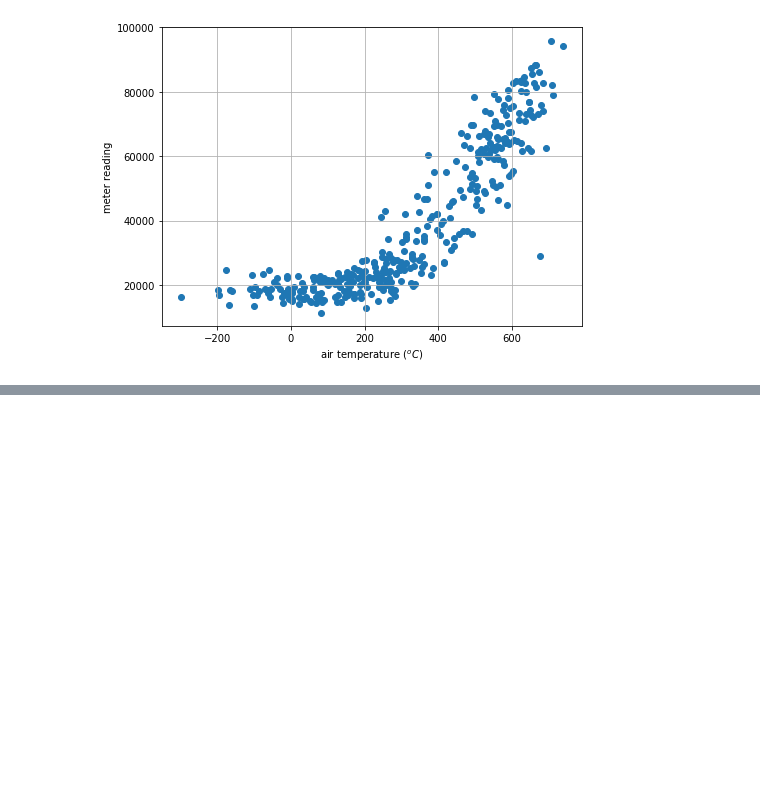
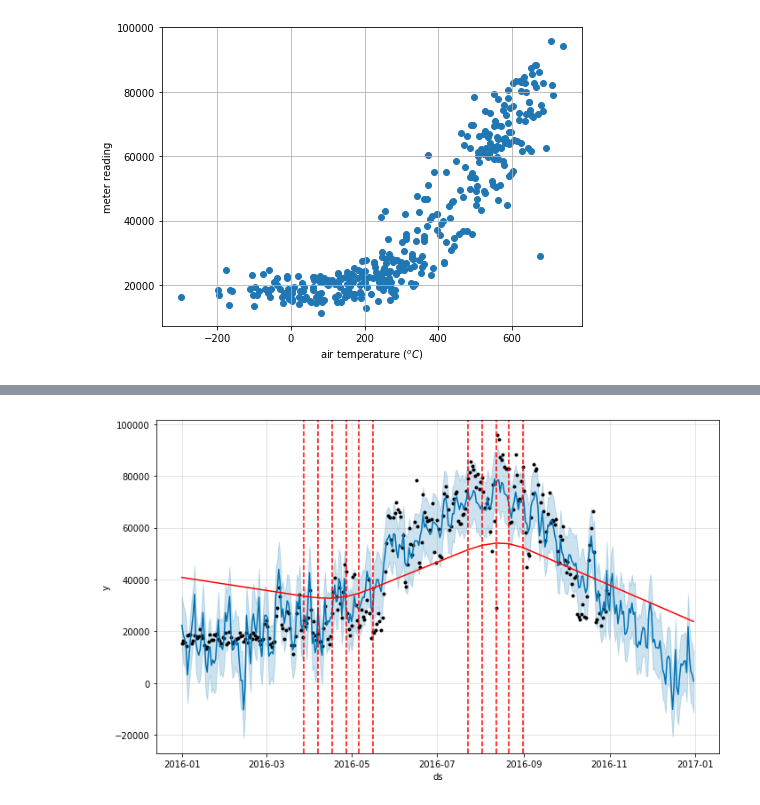
Before and after one commit to mkang32/time-series-analysis, a Jupyter notebook: notebooks/fbprophet_energy.ipynb, the cells around one changed output, grey strips where cells are left out. Cells and saved outputs as stored; diff of their text form; code cells hidden in the pictures; blank space fills up the shorter version.

```diff
--- a/notebooks/fbprophet_energy.ipynb
+++ b/notebooks/fbprophet_energy.ipynb
@@ -200,0 +144,5 @@ ig = m.plot_components(forecast)
+# %%
+fig = m.plot(forecast)
+a = add_changepoints_to_plot(fig.gca(), m, forecast)
+# %% [output]
+[figure, added]
```
Also changed, not shown: parts of 46 cells of this notebook.
